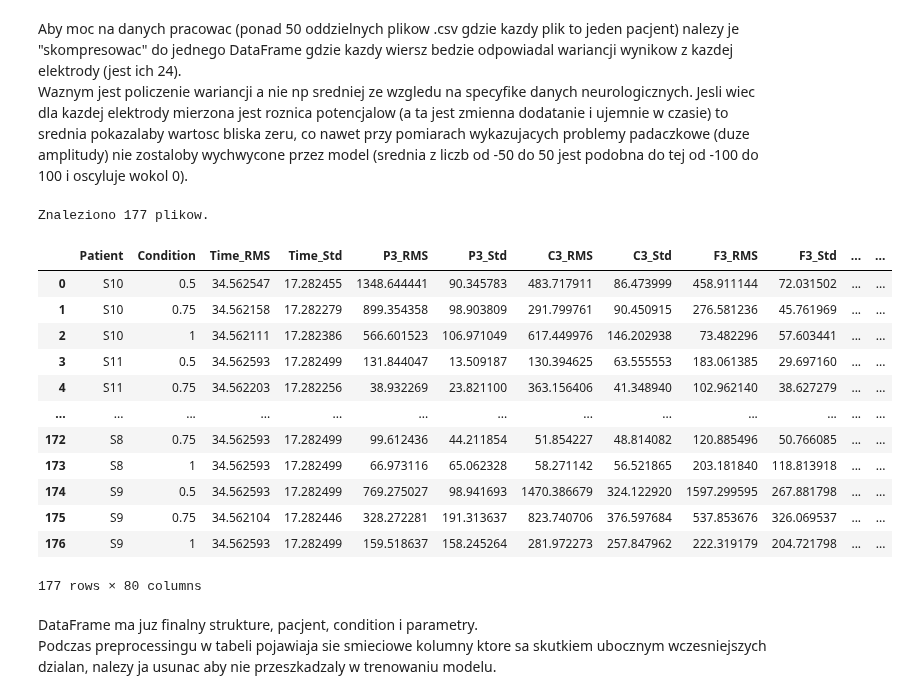
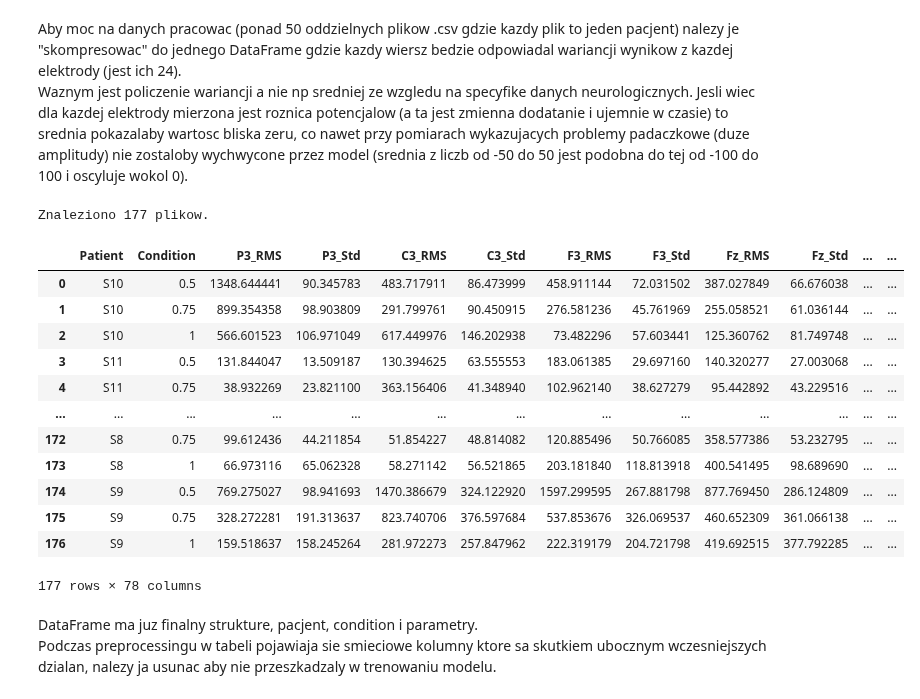
Before and after one commit to NorbusKozak/ML_notebooks, a Jupyter notebook: EEG_Clustering/eeg_clustering.ipynb, the cells around one changed output. Saved outputs shown, nothing was run; the diff lists cells and outputs as text; code cells hidden in the pictures.

```diff
--- a/EEG_Clustering/eeg_clustering.ipynb
+++ b/EEG_Clustering/eeg_clustering.ipynb
@@ -58,48 +59,48 @@ for file in files_list:
     except IndexError:
         continue
 
     df = pd.read_csv(filepath_or_buffer=file, skiprows=15)
 
-    if 'time' in df.columns:
-        df = df.drop(columns=['time'])
+    if 'Time' in df.columns:
+        df = df.drop(columns=['Time'])
 
     single_row = {
         'Patient': patient,
         'Condition': condition
     }
     #zmiana formatu tabeli z dwuwymiarowej do plaskiej
     for electrod in df.columns:
 
         #zamiana wartosci nieliczbowych na Nan
         signal = pd.to_numeric(df[electrod], errors='coerce')
 
         #ignorowanie Nan
         if signal.isna().all():
             continue
 
         single_row[f'{electrod}_RMS'] = np.sqrt((signal**2).mean())
         single_row[f'{electrod}_Std'] = signal.std()
 
     composed_data.append(single_row)
 
 #finalny kszalt tabeli
 df_final = pd.DataFrame(composed_data)
 df_final
 # %% [output]
 Znaleziono 177 plikow.
-|  | Patient | Condition | Time_RMS | Time_Std | P3_RMS | P3_Std | C3_RMS | C3_Std | F3_RMS | F3_Std | ... | ... |
-| 0 | S10 | 0.5 | 34.562547 | 17.282455 | 1348.644441 | 90.345783 | 483.717911 | 86.473999 | 458.911144 | 72.031502 | ... | ... |
-| 1 | S10 | 0.75 | 34.562158 | 17.282279 | 899.354358 | 98.903809 | 291.799761 | 90.450915 | 276.581236 | 45.761969 | ... | ... |
-| 2 | S10 | 1 | 34.562111 | 17.282386 | 566.601523 | 106.971049 | 617.449976 | 146.202938 | 73.482296 | 57.603441 | ... | ... |
-| 3 | S11 | 0.5 | 34.562593 | 17.282499 | 131.844047 | 13.509187 | 130.394625 | 63.555553 | 183.061385 | 29.697160 | ... | ... |
-| 4 | S11 | 0.75 | 34.562203 | 17.282256 | 38.932269 | 23.821100 | 363.156406 | 41.348940 | 102.962140 | 38.627279 | ... | ... |
+|  | Patient | Condition | P3_RMS | P3_Std | C3_RMS | C3_Std | F3_RMS | F3_Std | Fz_RMS | Fz_Std | ... | ... |
+| 0 | S10 | 0.5 | 1348.644441 | 90.345783 | 483.717911 | 86.473999 | 458.911144 | 72.031502 | 387.027849 | 66.676038 | ... | ... |
+| 1 | S10 | 0.75 | 899.354358 | 98.903809 | 291.799761 | 90.450915 | 276.581236 | 45.761969 | 255.058521 | 61.036144 | ... | ... |
+| 2 | S10 | 1 | 566.601523 | 106.971049 | 617.449976 | 146.202938 | 73.482296 | 57.603441 | 125.360762 | 81.749748 | ... | ... |
+| 3 | S11 | 0.5 | 131.844047 | 13.509187 | 130.394625 | 63.555553 | 183.061385 | 29.697160 | 140.320277 | 27.003068 | ... | ... |
+| 4 | S11 | 0.75 | 38.932269 | 23.821100 | 363.156406 | 41.348940 | 102.962140 | 38.627279 | 95.442892 | 43.229516 | ... | ... |
 | ... | ... | ... | ... | ... | ... | ... | ... | ... | ... | ... | ... | ... |
-| 172 | S8 | 0.75 | 34.562593 | 17.282499 | 99.612436 | 44.211854 | 51.854227 | 48.814082 | 120.885496 | 50.766085 | ... | ... |
-| 173 | S8 | 1 | 34.562593 | 17.282499 | 66.973116 | 65.062328 | 58.271142 | 56.521865 | 203.181840 | 118.813918 | ... | ... |
-| 174 | S9 | 0.5 | 34.562593 | 17.282499 | 769.275027 | 98.941693 | 1470.386679 | 324.122920 | 1597.299595 | 267.881798 | ... | ... |
-| 175 | S9 | 0.75 | 34.562104 | 17.282446 | 328.272281 | 191.313637 | 823.740706 | 376.597684 | 537.853676 | 326.069537 | ... | ... |
-| 176 | S9 | 1 | 34.562593 | 17.282499 | 159.518637 | 158.245264 | 281.972273 | 257.847962 | 222.319179 | 204.721798 | ... | ... |
+| 172 | S8 | 0.75 | 99.612436 | 44.211854 | 51.854227 | 48.814082 | 120.885496 | 50.766085 | 358.577386 | 53.232795 | ... | ... |
+| 173 | S8 | 1 | 66.973116 | 65.062328 | 58.271142 | 56.521865 | 203.181840 | 118.813918 | 400.541495 | 98.689690 | ... | ... |
+| 174 | S9 | 0.5 | 769.275027 | 98.941693 | 1470.386679 | 324.122920 | 1597.299595 | 267.881798 | 877.769450 | 286.124809 | ... | ... |
+| 175 | S9 | 0.75 | 328.272281 | 191.313637 | 823.740706 | 376.597684 | 537.853676 | 326.069537 | 460.652309 | 361.066138 | ... | ... |
+| 176 | S9 | 1 | 159.518637 | 158.245264 | 281.972273 | 257.847962 | 222.319179 | 204.721798 | 419.692515 | 377.792285 | ... | ... |
-177 rows × 80 columns
+177 rows × 78 columns
 # %% [markdown]
 DataFrame ma juz finalny strukture, pacjent, condition i parametry. <br>
 Podczas preprocessingu w tabeli pojawiaja sie smieciowe kolumny ktore sa skutkiem ubocznym wczesniejszych dzialan, nalezy ja usunac aby nie przeszkadzaly w trenowaniu modelu.
```
Also changed, not shown: parts of 23 cells of this notebook.
